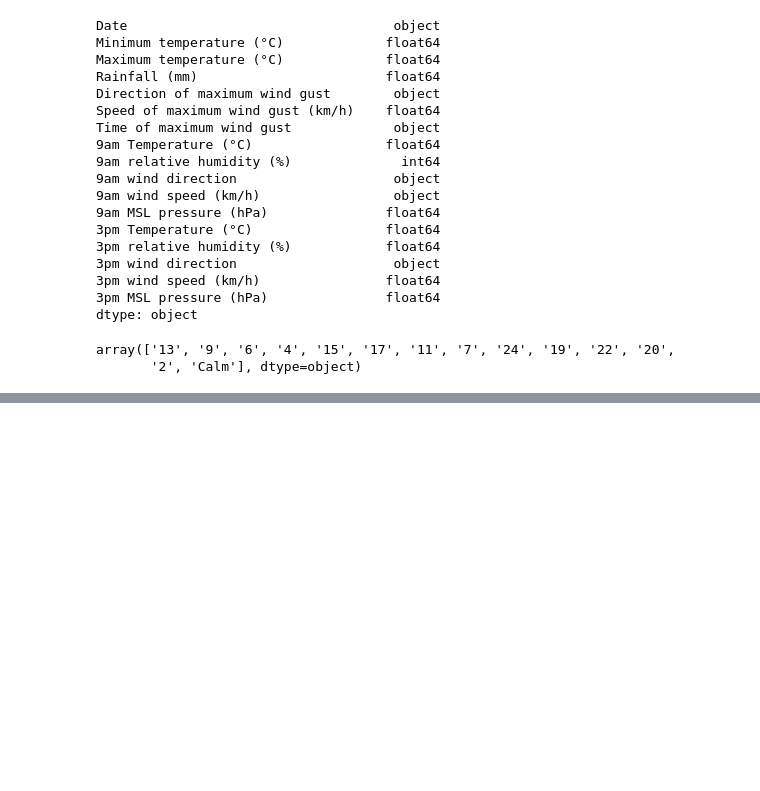
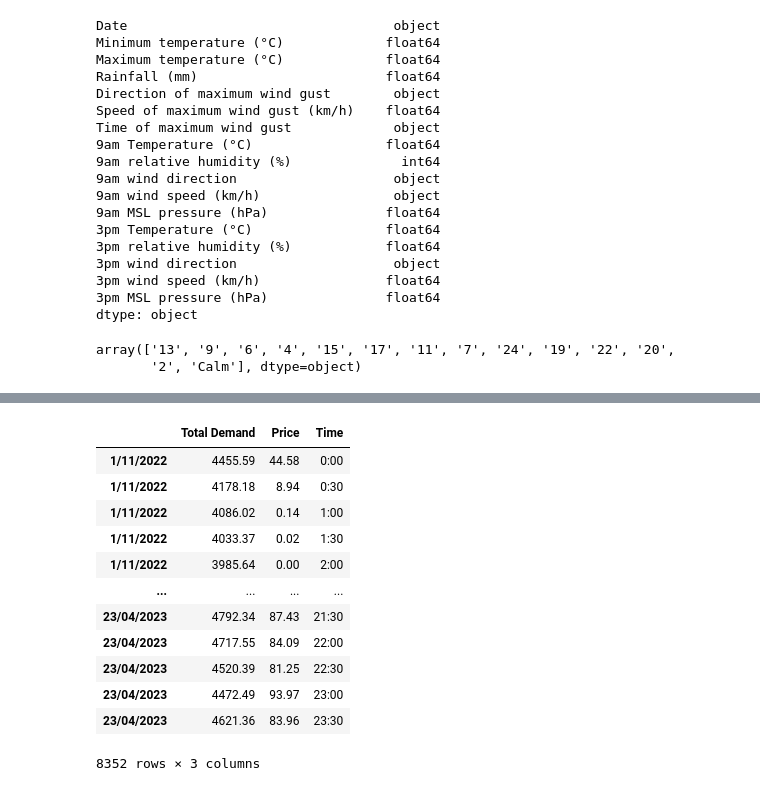
Before and after one commit to HillarP/Energy_Prediction, a Jupyter notebook: Group_1_Data.ipynb, the cells around one changed output, grey strips where cells are left out. Cells and saved outputs as stored; diff of their text form; code cells hidden in the pictures; blank space fills up the shorter version.

```diff
--- a/Group_1_Data.ipynb
+++ b/Group_1_Data.ipynb
@@ -338,0 +360,20 @@ price_and_demand_new = pd.concat([newrowdf, price_and_demand])
+# %%
+# Inserting 1/11/2022 0:00 based on original AEMO aggregated historical data (http://surl.li/jonpt)
+newrow = {"Total Demand":4455.59, "Price":44.58, "Time":"0:00"}
+newrowdf = pd.DataFrame(newrow, index=["1/11/2022"])
+price_and_demand_new = pd.concat([newrowdf, price_and_demand])
+price_and_demand_new
+# %% [output]
+|  | Total Demand | Price | Time |
+| 1/11/2022 | 4455.59 | 44.58 | 0:00 |
+| 1/11/2022 | 4178.18 | 8.94 | 0:30 |
+| 1/11/2022 | 4086.02 | 0.14 | 1:00 |
+| 1/11/2022 | 4033.37 | 0.02 | 1:30 |
+| 1/11/2022 | 3985.64 | 0.00 | 2:00 |
+| ... | ... | ... | ... |
+| 23/04/2023 | 4792.34 | 87.43 | 21:30 |
+| 23/04/2023 | 4717.55 | 84.09 | 22:00 |
+| 23/04/2023 | 4520.39 | 81.25 | 22:30 |
+| 23/04/2023 | 4472.49 | 93.97 | 23:00 |
+| 23/04/2023 | 4621.36 | 83.96 | 23:30 |
+8352 rows × 3 columns
```
Also changed, not shown: parts of 113 cells of this notebook.
